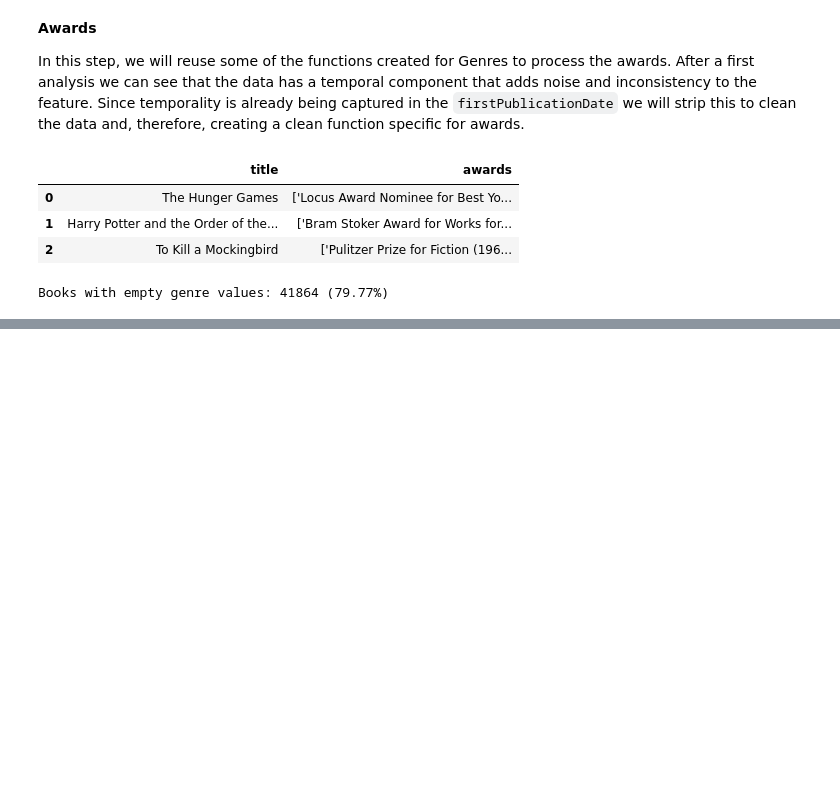
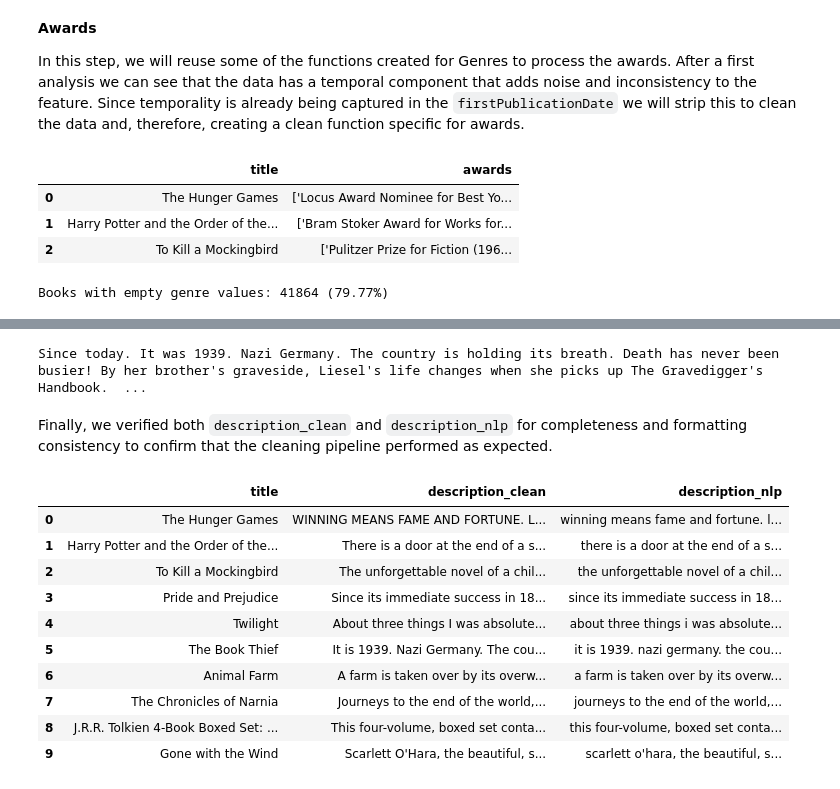
Before and after one commit to larevolucia/bookwise-analytics, a Jupyter notebook: notebooks/02_Data_Cleaning.ipynb, the cells around one changed output, grey strips where cells are left out. Drawn from its saved outputs; the diff is of its cells as text; code cells hidden in the pictures; blank space fills up the shorter version.

```diff
--- a/notebooks/02_Data_Cleaning.ipynb
+++ b/notebooks/02_Data_Cleaning.ipynb
@@ -1291,0 +1321,36 @@ bbe_clean['has_award'] = bbe_clean['awards_clean'].apply(
+# %%
+# test on synthetic description
+raw_description = """
+Alternate cover edition of ISBN 9780679783268Since today.
+Librarian's note: An alternate cover edition can be found hereIt was 1939.Nazi Germany.The country is holding its breath.Death has never been busier!
+By her brother's graveside,Liesel's life changes when she picks up The Gravedigger's Handbook.
+(Note: this title was not published as YA fiction)
+"WINNING MEANS FAME AND FORTUNE.LOSING MEANS CERTAIN DEATH."
+Jeune astronome convaincue de l'existence d'une vie extraterrestre intelligente...
+From #1 New York Times bestselling author Brandon Sanderson, The Way of Kings, book one of The Stormlight Archive begins an incredible new saga of epic proportion.Roshar is a world of stone and storms.
+"""
+print(clean_description(raw_description))
+# %% [output]
+Since today. It was 1939. Nazi Germany. The country is holding its breath. Death has never been busier! By her brother's graveside, Liesel's life changes when she picks up The Gravedigger's Handbook.  ...
+# %%
+# keep readable version for UI
+bbe_clean['description_clean'] = bbe_clean['description'].apply(clean_description)
+
+# Lowercase version for NLP
+bbe_clean['description_nlp'] = bbe_clean['description_clean'].str.lower()
+# %% [markdown]
+Finally, we verified both `description_clean` and `description_nlp` for completeness and formatting consistency to confirm that the cleaning pipeline performed as expected.
+# %%
+bbe_clean[['title','description_clean','description_nlp']].head(10)
+# %% [output]
+|  | title | description_clean | description_nlp |
+| 0 | The Hunger Games | WINNING MEANS FAME AND FORTUNE. L... | winning means fame and fortune. l... |
+| 1 | Harry Potter and the Order of the... | There is a door at the end of a s... | there is a door at the end of a s... |
+| 2 | To Kill a Mockingbird | The unforgettable novel of a chil... | the unforgettable novel of a chil... |
+| 3 | Pride and Prejudice | Since its immediate success in 18... | since its immediate success in 18... |
+| 4 | Twilight | About three things I was absolute... | about three things i was absolute... |
+| 5 | The Book Thief | It is 1939. Nazi Germany. The cou... | it is 1939. nazi germany. the cou... |
+| 6 | Animal Farm | A farm is taken over by its overw... | a farm is taken over by its overw... |
+| 7 | The Chronicles of Narnia | Journeys to the end of the world,... | journeys to the end of the world,... |
+| 8 | J.R.R. Tolkien 4-Book Boxed Set: ... | This four-volume, boxed set conta... | this four-volume, boxed set conta... |
+| 9 | Gone with the Wind | Scarlett O'Hara, the beautiful, s... | scarlett o'hara, the beautiful, s... |
```
Also changed, not shown: parts of 21 cells of this notebook.
